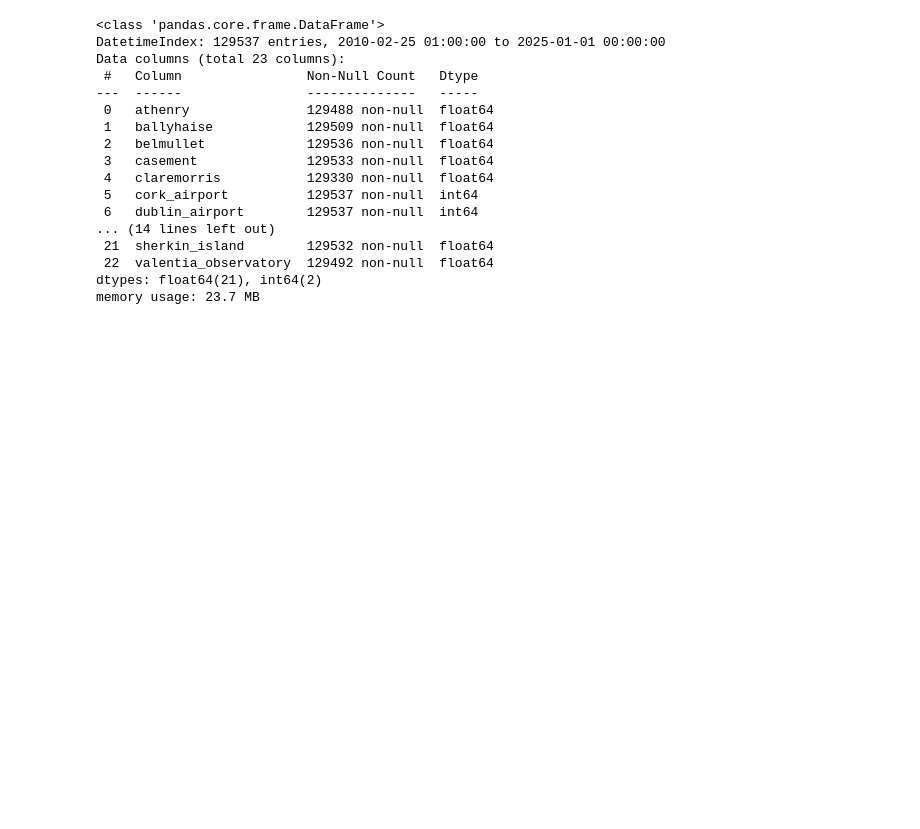
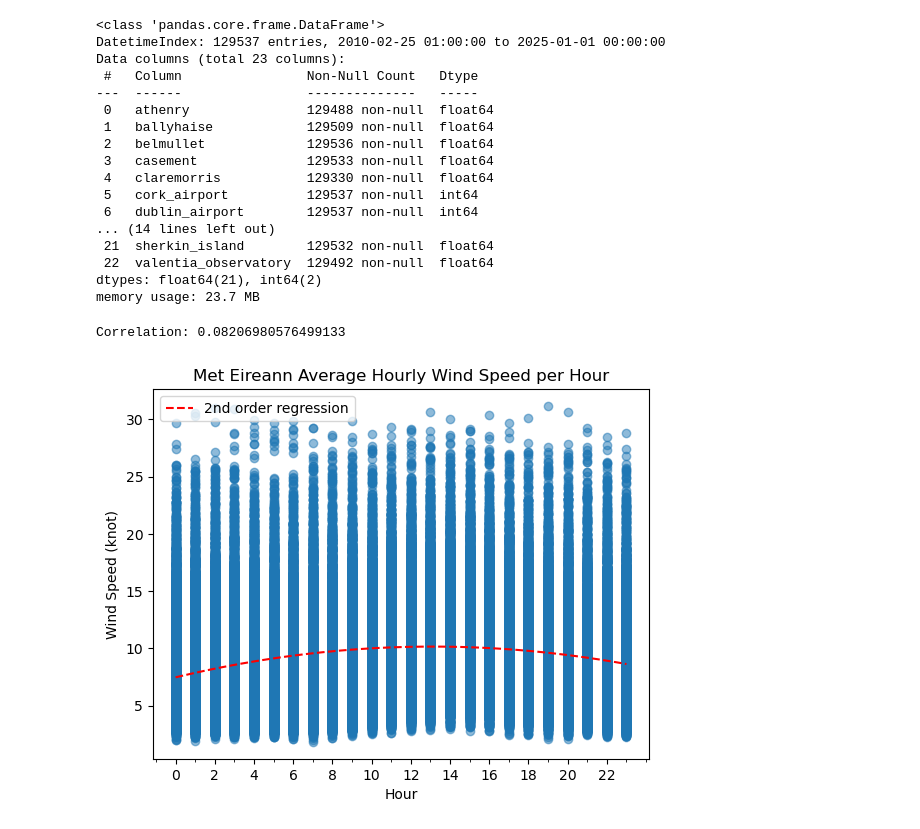
Before and after one commit to eoghanpw/PFDA-project, a Jupyter notebook: this_is_the_project.ipynb, the cells around one changed output. Cells and saved outputs as stored; diff of their text form; code cells hidden in the pictures; blank space fills up the shorter version.

```diff
--- a/this_is_the_project.ipynb
+++ b/this_is_the_project.ipynb
@@ -589,3 +590,47 @@ Data columns (total 23 columns):
  22  valentia_observatory  129492 non-null  float64
 dtypes: float64(21), int64(2)
 memory usage: 23.7 MB
+# %%
+# Let's check if any correlation between the hour and the electricity demand.
+
+# Create new dataframe with hour and mean wind speed.
+hourly_mean = pd.DataFrame(hourly_df.mean(axis=1), columns=['wdsp'])
+hourly_mean['hour'] = hourly_mean.index.hour
+
+# Correlation between electricity demand and hour.
+corr_wind_hour = hourly_mean['hour'].corr(hourly_mean['wdsp'])
+print(f'Correlation: {corr_wind_hour}')
+
+# Plot the electricity demand.
+fig, ax = plt.subplots()
+
+x = hourly_mean['hour']
+y = hourly_mean['wdsp']
+
+ax.scatter(x, y, color='tab:blue', alpha=0.5)
+
+# Fit a 2nd order polynomial to the data
+# https://numpy.org/doc/stable/reference/generated/numpy.polyfit.html
+coefficients = np.polyfit(x, y, 2)
+polynomial = np.poly1d(coefficients)
+
+# Generate x values for the regression line.
+x_reg = np.linspace(min(x), max(x))
+y_reg = polynomial(x_reg)
+
+# Plot the regression line.
+ax.plot(x_reg, y_reg, 'r--', label='2nd order regression')
+
+xticks = np.arange(0, 24, 2)
+ax.set_xticks(xticks)
+ax.xaxis.set_minor_locator(AutoMinorLocator(2))
+ax.set_xlabel('Hour')
+ax.set_ylabel('Wind Speed (knot)')
+ax.set_title('Met Eireann Average Hourly Wind Speed per Hour')
+
+ax.legend(loc=2)
+# Show plot.
+plt.show()
+# %% [output]
+Correlation: 0.08206980576499133
+[figure, added]
```
Also changed, not shown: parts of 8 cells of this notebook, 1 other file.
